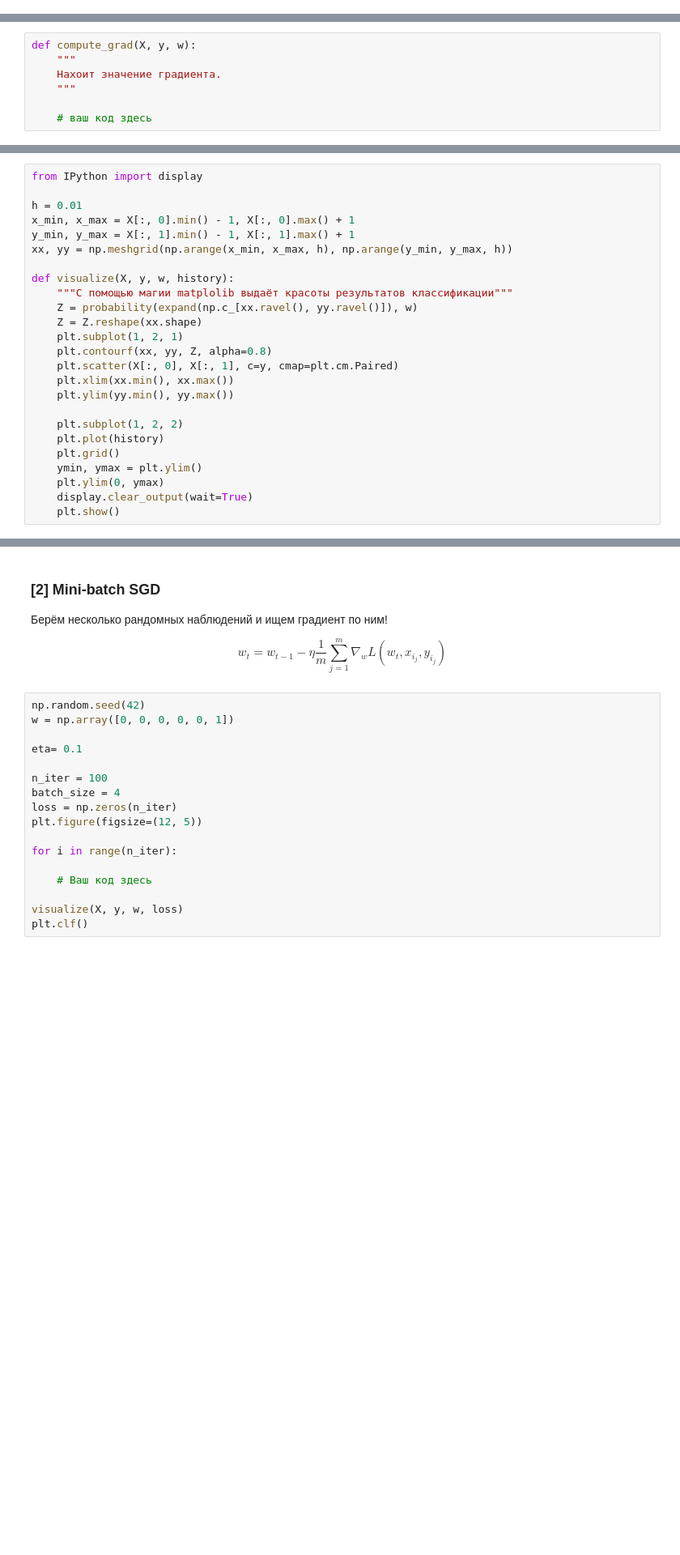
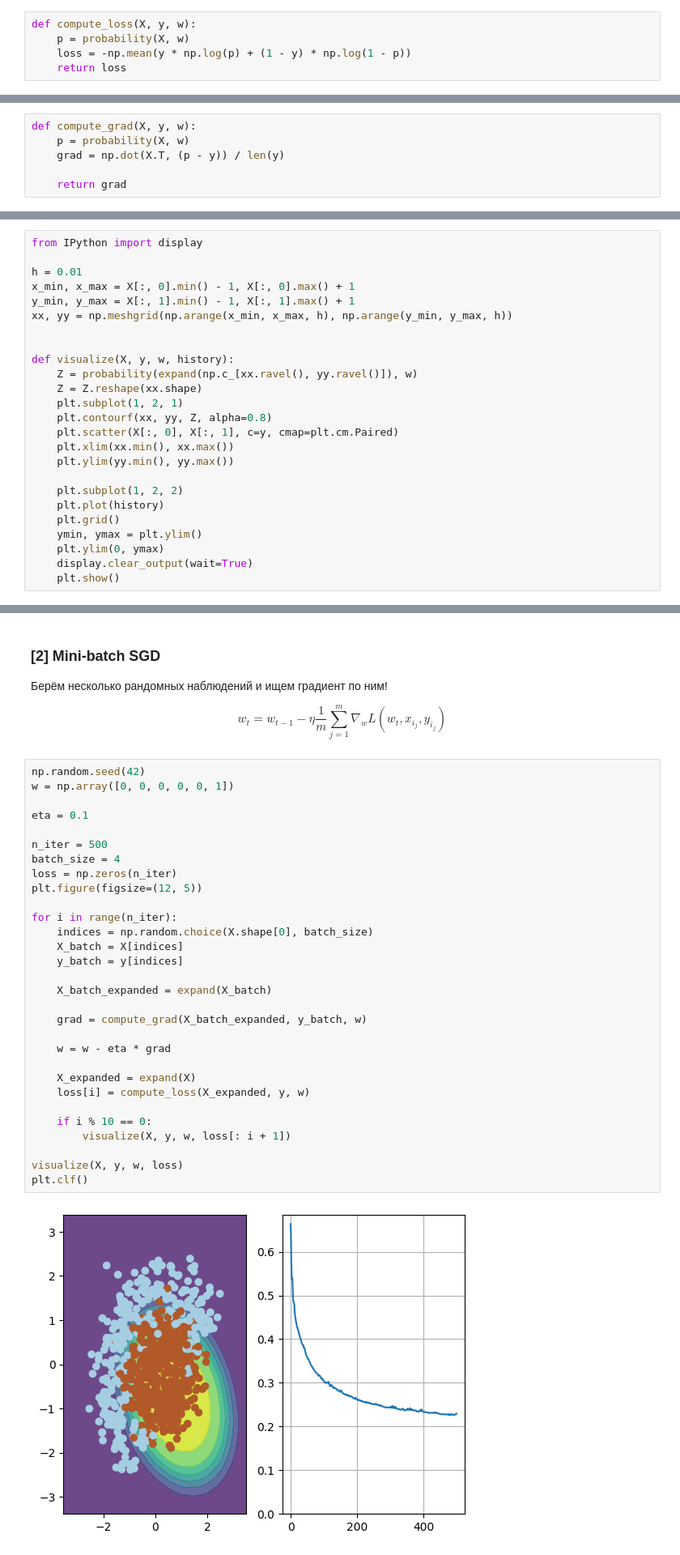
Before and after one commit to poslam/sem6-ds, a Jupyter notebook: ns/labs/2/2.ipynb, the cells around one changed output, grey strips where cells are left out. Shown at 81% size. Cells and saved outputs as stored; diff of their text form; blank space fills up the shorter version.

```diff
--- a/ns/labs/2/2.ipynb
+++ b/ns/labs/2/2.ipynb
@@ -82,16 +72,20 @@ def compute_loss(X, y, w):
+# %%
+def compute_loss(X, y, w):
+    p = probability(X, w)
+    loss = -np.mean(y * np.log(p) + (1 - y) * np.log(1 - p))
+    return loss
 # %% [markdown]
 Мы будем обучать модель методом градиентного спуска. Для этого нам придётся вычислить градиент функции потерь, представленной выше. Возьмите листочек, ручку и в бой!
 
 $$ \nabla_w L = ...$$
 
 Тут обойдёмся даже без матричного дифириенцирования. А вот в следущий раз его не миновать...
-# %%
-def compute_grad(X, y, w):
-    """
-    Нахоит значение градиента.
-    """
-
-    # ваш код здесь
+# %%
+def compute_grad(X, y, w):
+    p = probability(X, w)
+    grad = np.dot(X.T, (p - y)) / len(y)
+
+    return grad
 # %% [markdown]
 Функция ниже предназначена для визуализации процесса обучения.
 # %%
@@ -102,8 +96,8 @@ x_min, x_max = X[:, 0].min() - 1, X[:, 0].max() + 1
 y_min, y_max = X[:, 1].min() - 1, X[:, 1].max() + 1
 xx, yy = np.meshgrid(np.arange(x_min, x_max, h), np.arange(y_min, y_max, h))
 
+
 def visualize(X, y, w, history):
-    """С помощью магии matplolib выдаёт красоты результатов классификации"""
     Z = probability(expand(np.c_[xx.ravel(), yy.ravel()]), w)
     Z = Z.reshape(xx.shape)
     plt.subplot(1, 2, 1)
@@ -137,17 +133,32 @@ $$ w_t = w_{t-1} - \eta \dfrac{1}{m} \sum_{j=1}^m \nabla_w L(w_t, x_{i_j}, y_{i_
 # %%
 np.random.seed(42)
 w = np.array([0, 0, 0, 0, 0, 1])
 
-eta= 0.1
+eta = 0.1
 
-n_iter = 100
+n_iter = 500
 batch_size = 4
 loss = np.zeros(n_iter)
 plt.figure(figsize=(12, 5))
 
 for i in range(n_iter):
+    indices = np.random.choice(X.shape[0], batch_size)
+    X_batch = X[indices]
+    y_batch = y[indices]
 
-    # Ваш код здесь
+    X_batch_expanded = expand(X_batch)
+
+    grad = compute_grad(X_batch_expanded, y_batch, w)
+
+    w = w - eta * grad
+
+    X_expanded = expand(X)
+    loss[i] = compute_loss(X_expanded, y, w)
+
+    if i % 10 == 0:
+        visualize(X, y, w, loss[: i + 1])
 
 visualize(X, y, w, loss)
 plt.clf()
+# %% [output]
+[figure, added]
```
Also changed, not shown: parts of 12 cells of this notebook.
